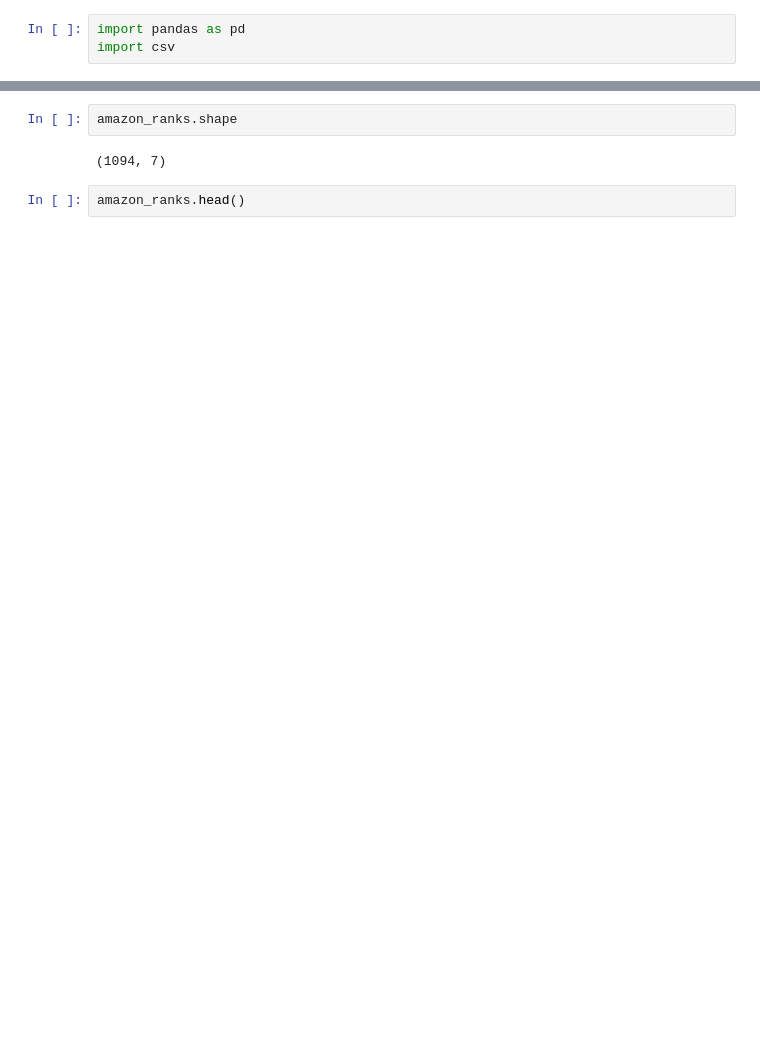
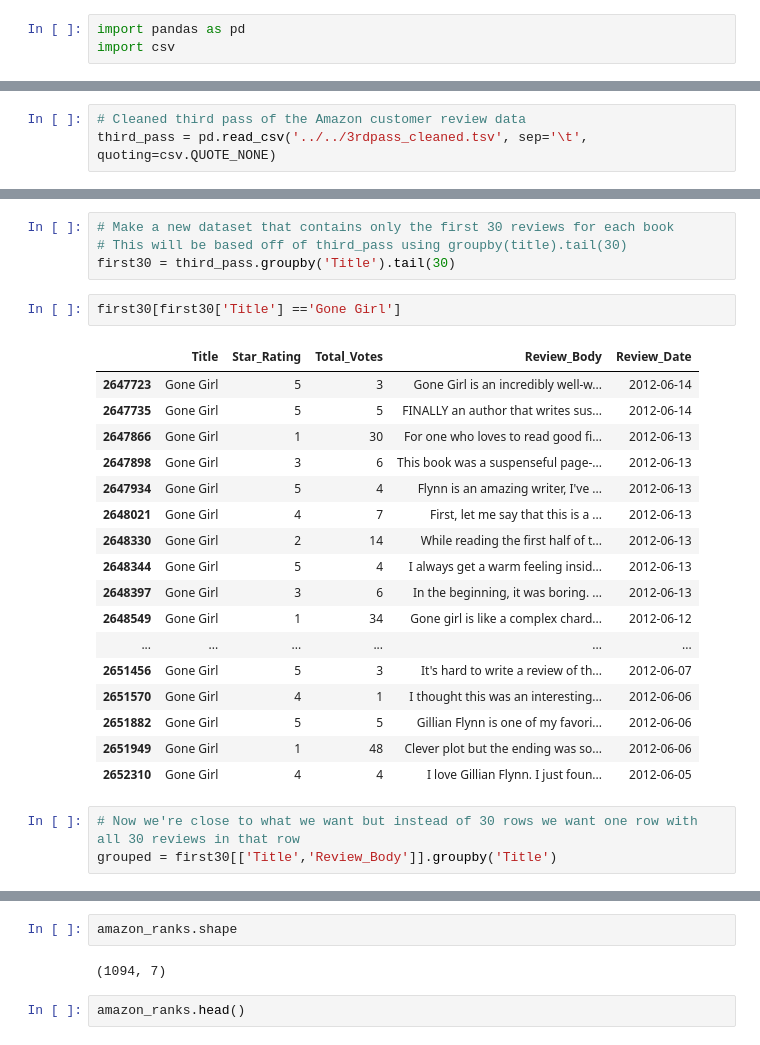
Before and after one commit to TKarlovitzDrexel/DSCI591_ACRSent, a Jupyter notebook: Code/Books/part2_rank_books_SDA.ipynb, the cells around one changed output, grey strips where cells are left out. Cells and saved outputs as stored; diff of their text form; blank space fills up the shorter version.

Commit message:
Updates made to cleaning the kaggle/amazon data
Was able to pull out the first 30 reviews for each book. Now investigating
how to put that into a dataframe cleanly to compare with the Kaggle data

```diff
--- a/Code/Books/part2_rank_books_SDA.ipynb
+++ b/Code/Books/part2_rank_books_SDA.ipynb
@@ -5,0 +7,3 @@ amazon_ranks = pd.read_csv('amazon_bs_20102020.csv')
+# %%
+# Cleaned third pass of the Amazon customer review data
+third_pass = pd.read_csv('../../3rdpass_cleaned.tsv', sep='\t', quoting=csv.QUOTE_NONE)
@@ -5,0 +26,27 @@ amazon_ranks = pd.read_csv('amazon_bs_20102020.csv')
+# %%
+# Make a new dataset that contains only the first 30 reviews for each book
+# This will be based off of third_pass using groupby(title).tail(30)
+first30 = third_pass.groupby('Title').tail(30)
+# %%
+first30[first30['Title'] =='Gone Girl']
+# %% [output]
+|  | Title | Star_Rating | Total_Votes | Review_Body | Review_Date |
+| 2647723 | Gone Girl | 5 | 3 | Gone Girl is an incredibly well-w... | 2012-06-14 |
+| 2647735 | Gone Girl | 5 | 5 | FINALLY an author that writes sus... | 2012-06-14 |
+| 2647866 | Gone Girl | 1 | 30 | For one who loves to read good fi... | 2012-06-13 |
+| 2647898 | Gone Girl | 3 | 6 | This book was a suspenseful page-... | 2012-06-13 |
+| 2647934 | Gone Girl | 5 | 4 | Flynn is an amazing writer, I've ... | 2012-06-13 |
+| 2648021 | Gone Girl | 4 | 7 | First, let me say that this is a ... | 2012-06-13 |
+| 2648330 | Gone Girl | 2 | 14 | While reading the first half of t... | 2012-06-13 |
+| 2648344 | Gone Girl | 5 | 4 | I always get a warm feeling insid... | 2012-06-13 |
+| 2648397 | Gone Girl | 3 | 6 | In the beginning, it was boring. ... | 2012-06-13 |
+| 2648549 | Gone Girl | 1 | 34 | Gone girl is like a complex chard... | 2012-06-12 |
+| ... | ... | ... | ... | ... | ... |
+| 2651456 | Gone Girl | 5 | 3 | It's hard to write a review of th... | 2012-06-07 |
+| 2651570 | Gone Girl | 4 | 1 | I thought this was an interesting... | 2012-06-06 |
+| 2651882 | Gone Girl | 5 | 5 | Gillian Flynn is one of my favori... | 2012-06-06 |
+| 2651949 | Gone Girl | 1 | 48 | Clever plot but the ending was so... | 2012-06-06 |
+| 2652310 | Gone Girl | 4 | 4 | I love Gillian Flynn. I just foun... | 2012-06-05 |
+# %%
+# Now we're close to what we want but instead of 30 rows we want one row with all 30 reviews in that row
+grouped = first30[['Title','Review_Body']].groupby('Title')
```
Also changed, not shown: parts of 4 cells of this notebook.
